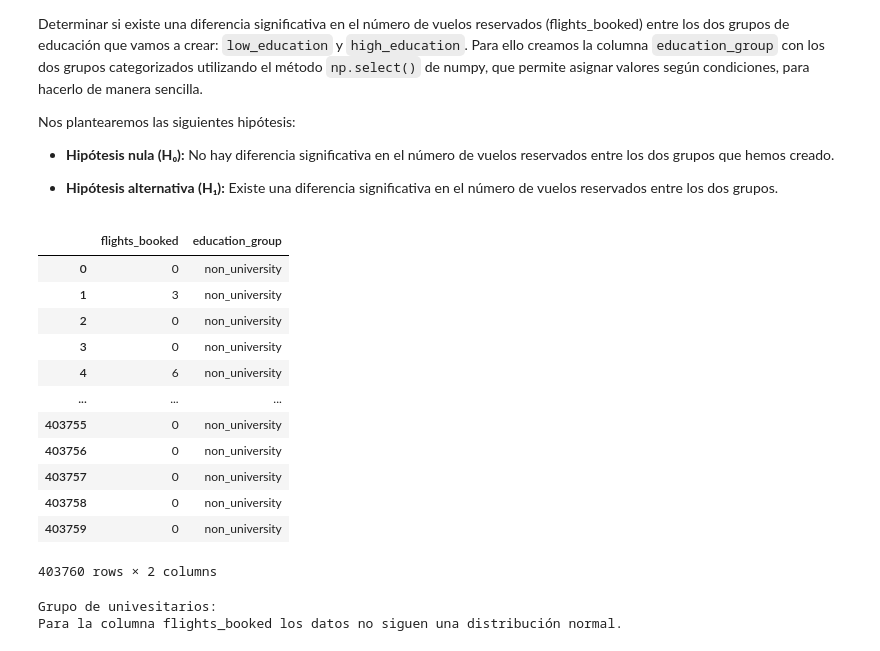
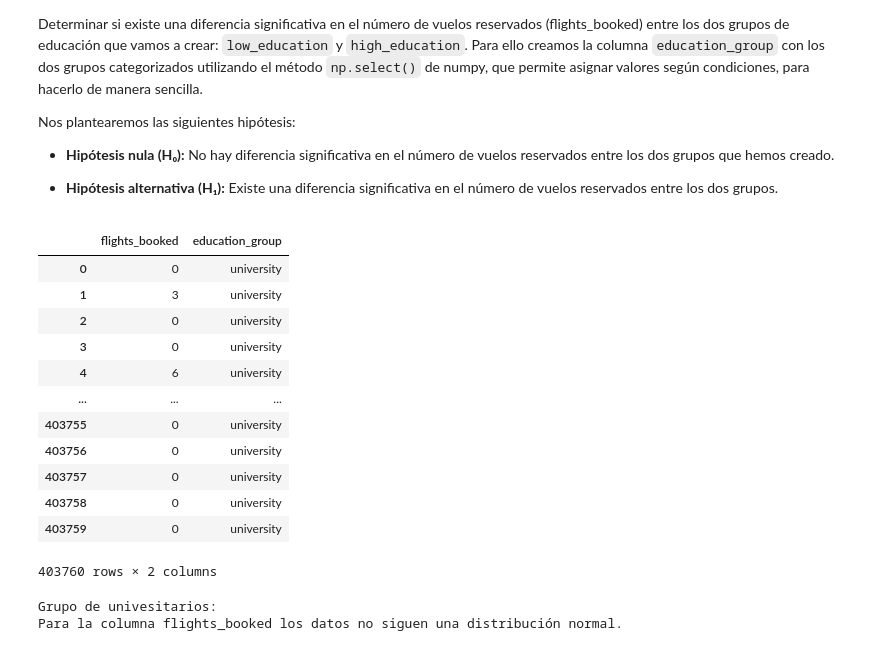
Before and after one commit to Adalab/bda-modulo-3-evaluacion-final-lfrosana, a Jupyter notebook: notebooks/Fase_3_Evaluacion_de_diferencias_en _reservas_de_vuelos_por_nivel_educativo.ipynb, the cells around one changed output. Cells and saved outputs as stored; diff of their text form; code cells hidden in the pictures.

```diff
--- a/notebooks/Fase_3_Evaluacion_de_diferencias_en _reservas_de_vuelos_por_nivel_educativo.ipynb
+++ b/notebooks/Fase_3_Evaluacion_de_diferencias_en _reservas_de_vuelos_por_nivel_educativo.ipynb
@@ -119,34 +119,34 @@ Nos plantearemos las siguientes hipótesis:
 # %%
 
 # Crear condiciones para los grupos
 # np.select(): Aplica las condiciones al DataFrame y crea la nueva columna 'education_group' con los valores definidos.
 
 conditions = [
-    (bonus['education'].isin(['College', 'Master', 'Doctor'])),  # Universitarios
-    (bonus['education'].isin(['Bachelor','High School or Below']))  # No Universitarios
+    (bonus['education'].isin(['Bachelor', 'Master', 'Doctor'])),  # Universitarios
+    (bonus['education'].isin(['College','High School or Below']))  # No Universitarios
 ]
 
 # Asignar valores según las condiciones
 choices = ['university', 'non_university']
 
 # Crear la nueva columna 'education_group'
 bonus['education_group'] = np.select(conditions, choices, default='Unknown')
 
 # Verificar el resultado
 bonus[['flights_booked', 'education_group']]
 # %% [output]
 |  | flights_booked | education_group |
-| 0 | 0 | non_university |
-| 1 | 3 | non_university |
-| 2 | 0 | non_university |
-| 3 | 0 | non_university |
-| 4 | 6 | non_university |
+| 0 | 0 | university |
+| 1 | 3 | university |
+| 2 | 0 | university |
+| 3 | 0 | university |
+| 4 | 6 | university |
 | ... | ... | ... |
-| 403755 | 0 | non_university |
-| 403756 | 0 | non_university |
-| 403757 | 0 | non_university |
-| 403758 | 0 | non_university |
-| 403759 | 0 | non_university |
+| 403755 | 0 | university |
+| 403756 | 0 | university |
+| 403757 | 0 | university |
+| 403758 | 0 | university |
+| 403759 | 0 | university |
 403760 rows × 2 columns
 # %%
 print("Grupo de univesitarios:")
```
Also changed, not shown: parts of 4 cells of this notebook.
